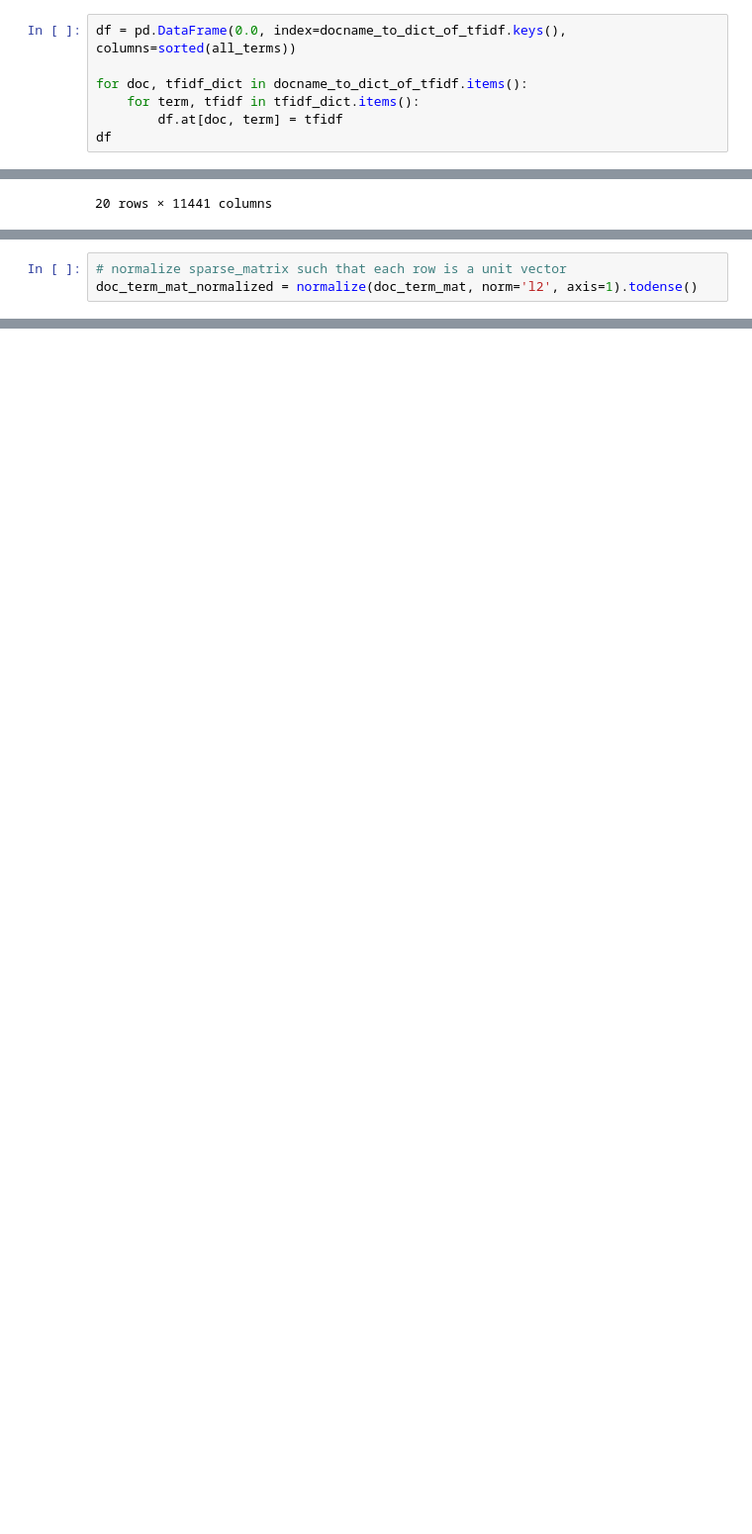
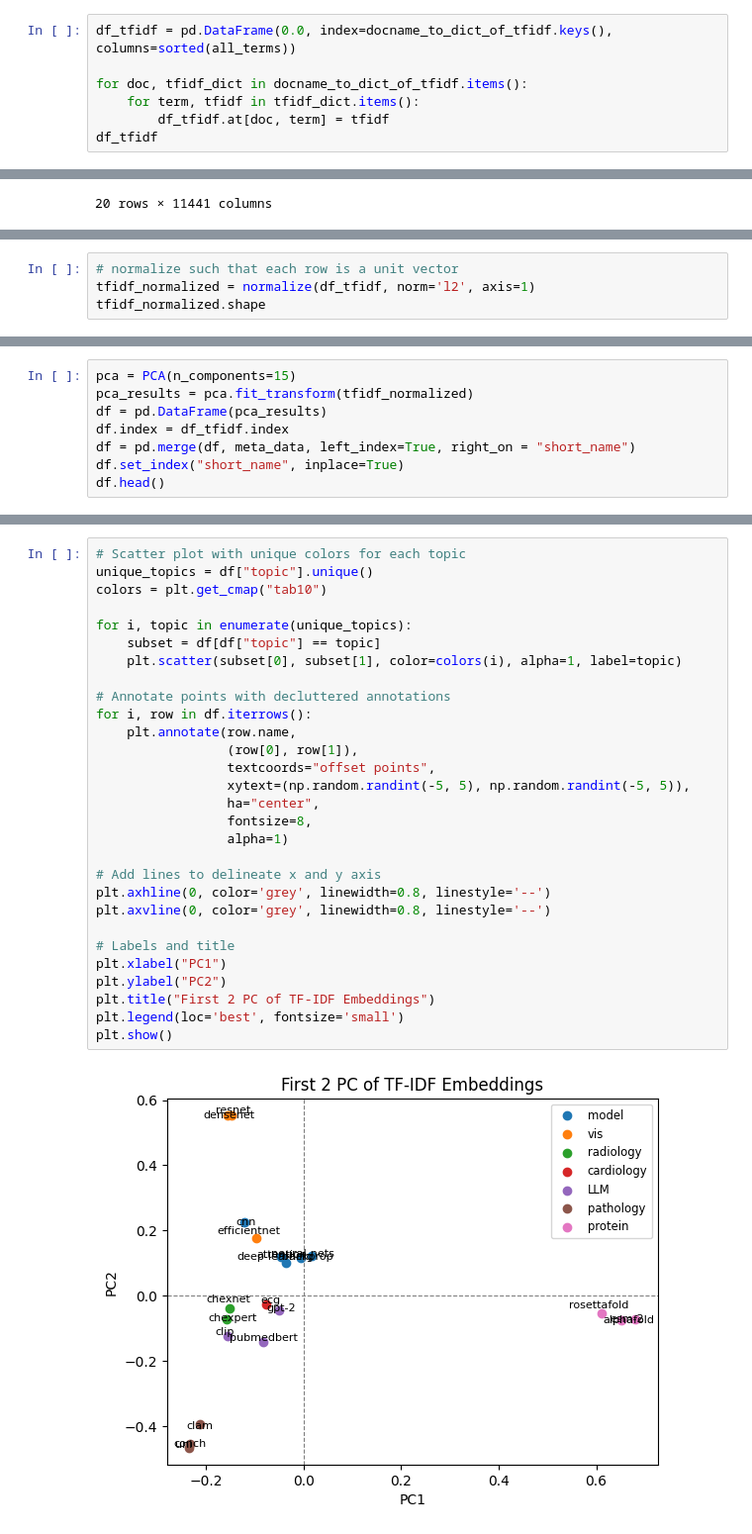
Before and after one commit to whiskey0504/CMSC-35440-Source, a Jupyter notebook: hw1/hw1.ipynb, the cells around one changed output, grey strips where cells are left out. Shown at 99% size. Drawn from its saved outputs; the diff is of its cells as text; blank space fills up the shorter version.

```diff
--- a/hw1/hw1.ipynb
+++ b/hw1/hw1.ipynb
@@ -157,10 +159,10 @@ for doc, tfidf_dict in docname_to_dict_of_tfidf.items():
 # %%
-df = pd.DataFrame(0.0, index=docname_to_dict_of_tfidf.keys(), columns=sorted(all_terms))
+df_tfidf = pd.DataFrame(0.0, index=docname_to_dict_of_tfidf.keys(), columns=sorted(all_terms))
 
 for doc, tfidf_dict in docname_to_dict_of_tfidf.items():
     for term, tfidf in tfidf_dict.items():
-        df.at[doc, term] = tfidf
-df
+        df_tfidf.at[doc, term] = tfidf
+df_tfidf
 # %% [output]
 |  | _ | __ | ________ | _________ | __________________ | ___ct_o_b_e_r___ | __a | __e | ... |
 | neural-nets | 0.000000 | 0.000000 | 0.000000 | 0.000000 | 0.000000 | 0.000000 | 0.000000 | 0.000000 | ... |
@@ -185,3 +187,4 @@ df
 # %%
-# normalize sparse_matrix such that each row is a unit vector
-doc_term_mat_normalized = normalize(doc_term_mat, norm='l2', axis=1).todense()
+# normalize such that each row is a unit vector
+tfidf_normalized = normalize(df_tfidf, norm='l2', axis=1)
+tfidf_normalized.shape
@@ -237,0 +195,8 @@ print(pca.components_)
+# %%
+pca = PCA(n_components=15)
+pca_results = pca.fit_transform(tfidf_normalized)
+df = pd.DataFrame(pca_results)
+df.index = df_tfidf.index
+df = pd.merge(df, meta_data, left_index=True, right_on = "short_name")
+df.set_index("short_name", inplace=True)
+df.head()
@@ -237,0 +211,31 @@ print(pca.components_)
+# %%
+# Scatter plot with unique colors for each topic
+unique_topics = df["topic"].unique()
+colors = plt.get_cmap("tab10")
+
+for i, topic in enumerate(unique_topics):
+    subset = df[df["topic"] == topic]
+    plt.scatter(subset[0], subset[1], color=colors(i), alpha=1, label=topic)
+
+# Annotate points with decluttered annotations
+for i, row in df.iterrows():
+    plt.annotate(row.name,
+                 (row[0], row[1]),
+                 textcoords="offset points",
+                 xytext=(np.random.randint(-5, 5), np.random.randint(-5, 5)),
+                 ha="center",
+                 fontsize=8,
+                 alpha=1)
+
+# Add lines to delineate x and y axis
+plt.axhline(0, color='grey', linewidth=0.8, linestyle='--')
+plt.axvline(0, color='grey', linewidth=0.8, linestyle='--')
+
+# Labels and title
+plt.xlabel("PC1")
+plt.ylabel("PC2")
+plt.title("First 2 PC of TF-IDF Embeddings")
+plt.legend(loc='best', fontsize='small')
+plt.show()
+# %% [output]
+[figure, added]
```
Also changed, not shown: parts of 33 cells of this notebook.
